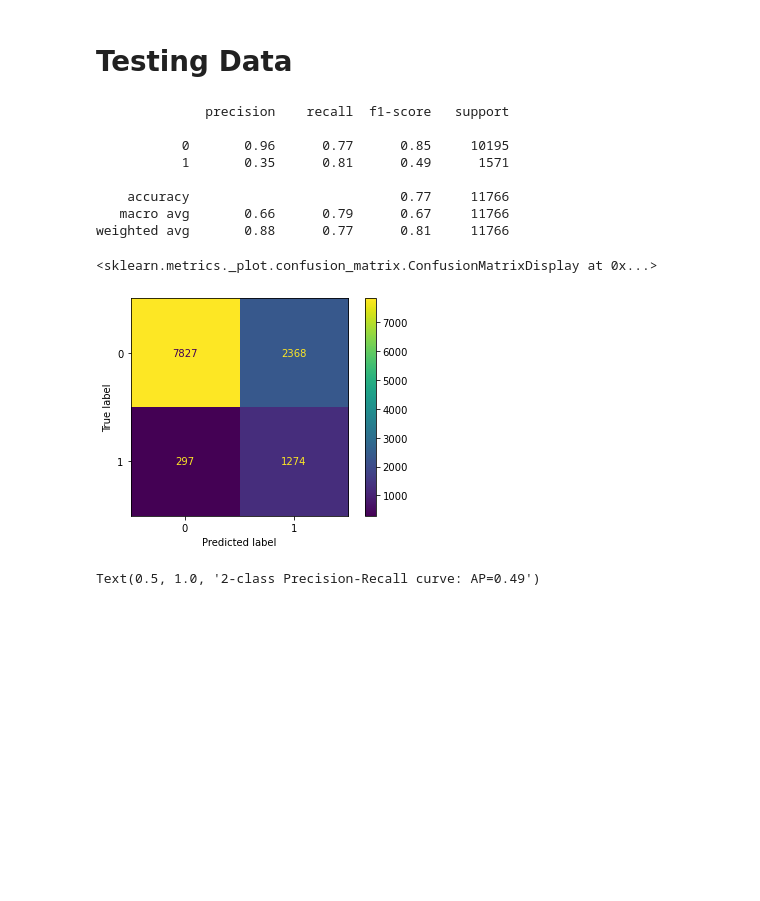
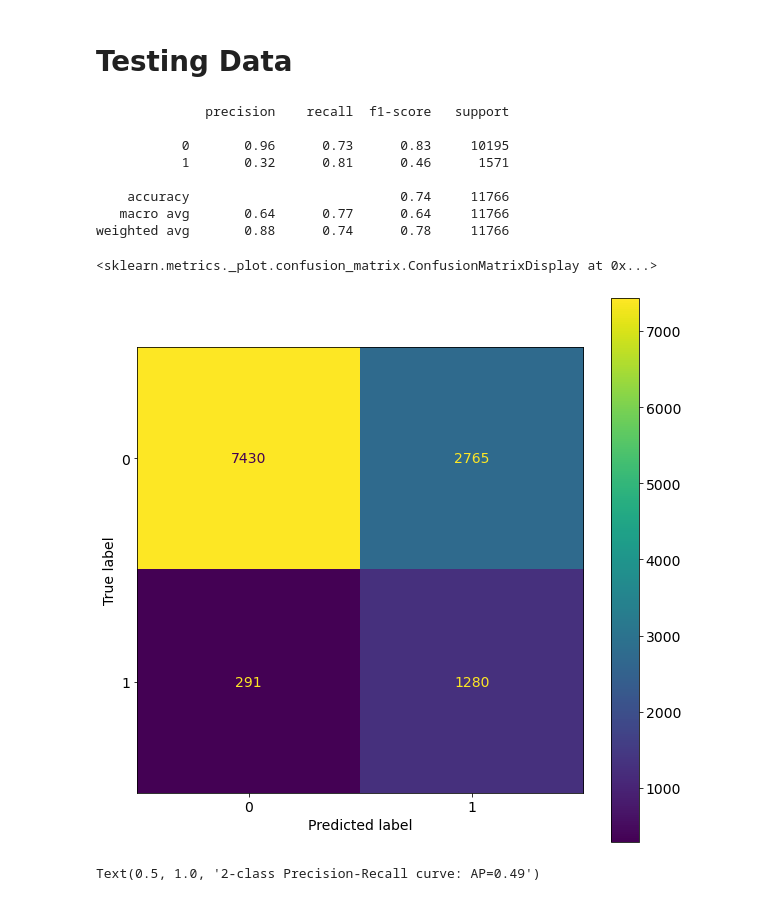
Before and after one commit to abrostoff2/us-census, a Jupyter notebook: nbs/modeling.ipynb, the cells around one changed output. Cells and saved outputs as stored; diff of their text form; code cells hidden in the pictures; blank space fills up the shorter version.

```diff
--- a/nbs/modeling.ipynb
+++ b/nbs/modeling.ipynb
@@ -33,5 +46,5 @@ See the caveats in the documentation: https://pandas.pydata.org/pandas-docs/stab
 # %%
-features = ['age', 'detailed_industry_recode', 'detailed_occupation_recode', 'education', 'marital_stat', 'sex',
+features = ['age', 'education', 'marital_stat', 'sex',
         'tax_filer_stat',
        'num_persons_worked_for_employer',  'citizenship',
        'own_business_or_self_employed',
@@ -46,7 +59,3 @@ X_valid, X_test, y_valid, y_test = train_test_split(X_test, y_test, test_size=0.
 clf = RandomForestClassifier(max_depth=20, random_state=0, min_samples_split=2, criterion='entropy')
 clf.fit(X_train, y_train)
 y_pred_rf = clf.predict(X_valid)
-# %%
-plt.rcParams.update({'figure.figsize': (5.0, 5)})
-print(classification_report(y_valid, y_pred_rf))
-plot_confusion_matrix(clf, X_valid, y_valid)
@@ -172,20 +174,23 @@ grid_param = {
 # %% [markdown]
 # Testing Data
 # %%
+plt.rcParams.update({'figure.figsize': (10, 10)})
+plt.rcParams.update({'font.size': 14})
+
 y_pred = clf.predict(X_test)
 print(classification_report(y_test, y_pred))
 plot_confusion_matrix(clf, X_test, y_test)
 # %% [output]
               precision    recall  f1-score   support
 
-           0       0.96      0.77      0.85     10195
-           1       0.35      0.81      0.49      1571
+           0       0.96      0.73      0.83     10195
+           1       0.32      0.81      0.46      1571
 
-    accuracy                           0.77     11766
-   macro avg       0.66      0.79      0.67     11766
-weighted avg       0.88      0.77      0.81     11766
+    accuracy                           0.74     11766
+   macro avg       0.64      0.77      0.64     11766
+weighted avg       0.88      0.74      0.78     11766
 <sklearn.metrics._plot.confusion_matrix.ConfusionMatrixDisplay at 0x...>
-[figure, old version]
+[figure, new version]
 # %%
 from sklearn.metrics import precision_recall_curve
 from sklearn.metrics import plot_precision_recall_curve
```
Also changed, not shown: parts of 16 cells of this notebook, 4 other files.
